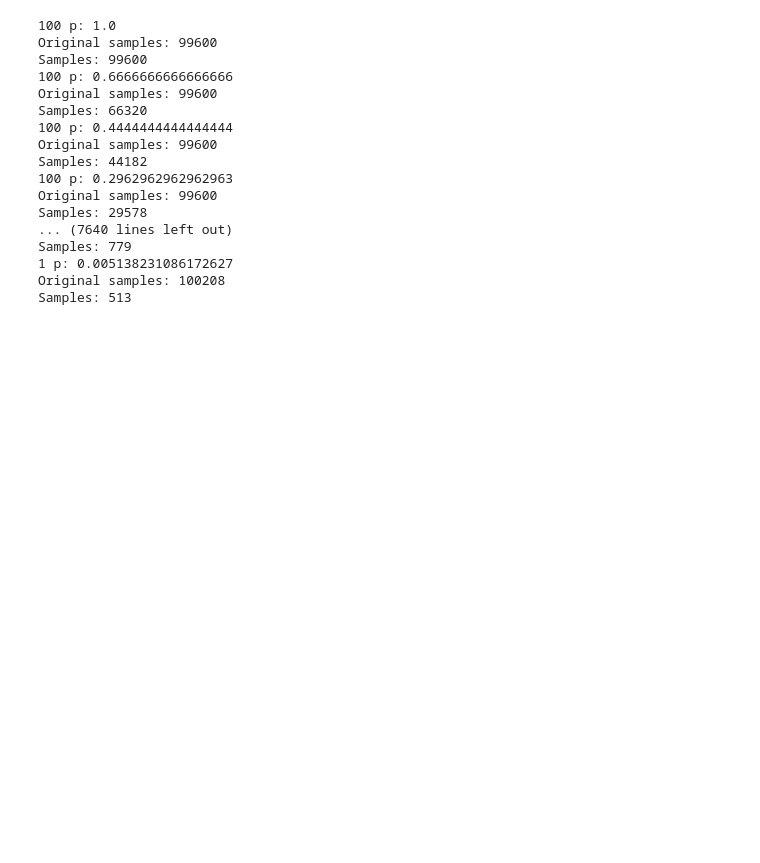
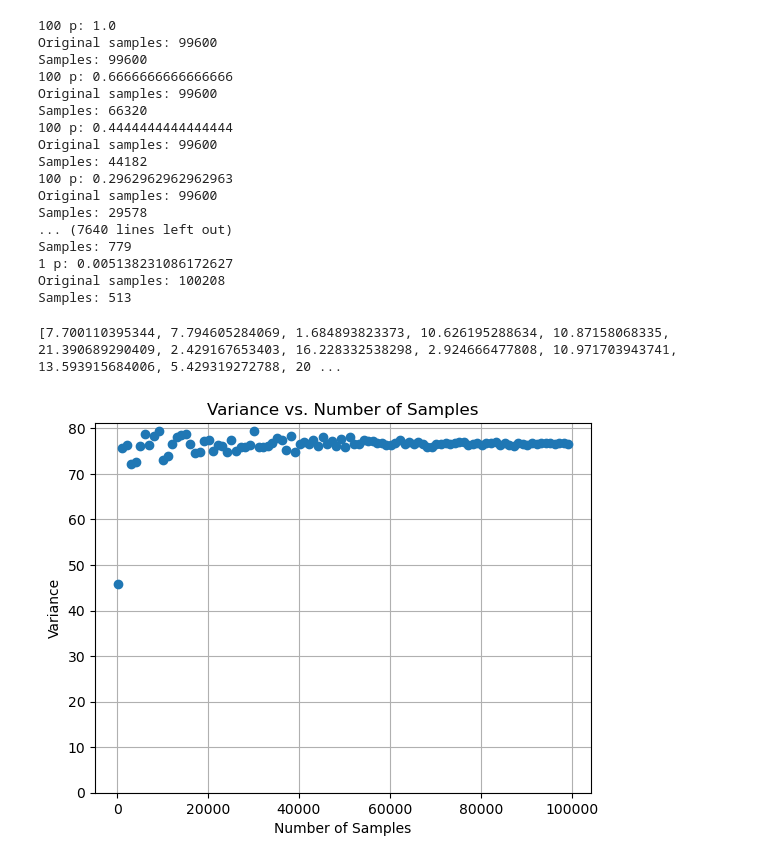
Before and after one commit to AlessandroDeMedici/pe-project, a Jupyter notebook: jupyter/Data_analysis.ipynb, the cells around one changed output. Cells and saved outputs as stored; diff of their text form; code cells hidden in the pictures; blank space fills up the shorter version.

```diff
--- a/jupyter/Data_analysis.ipynb
+++ b/jupyter/Data_analysis.ipynb
@@ -147 +155,33 @@ Samples: 513
+# %%
+# Plot variance with respect to the number of samples (to check if the variance converges to a value)
+
+# Choose increasing number of random samples from original samples
+original_samples = repetitions_original['1']['false'][10]
+
+sample_sizes = range(100, len(original_samples) + 1, len(original_samples)//100)  # Increase sample size by 10 each step
+variances = []
+
+
+random.seed(42)
+#print(original_samples[:100])
+for size in sample_sizes:
+    random_samples = random.sample(original_samples, size)
+    # variance = np.var(random_samples, ddof=1)  # Calculate variance with Bessel's correction
+    X_avg = sum(random_samples) / len(random_samples)
+    S2 = sum([(x - X_avg) ** 2 for x in random_samples]) / (len(random_samples) - 1)
+    variance = S2
+    variances.append(variance)
+
+# Plot variance with respect to the number of samples
+# plot only dots
+plt.plot(sample_sizes, variances, 'o')
+plt.xlabel('Number of Samples')
+plt.ylabel('Variance')
+plt.title('Variance vs. Number of Samples')
+plt.ylim(bottom=0)
+plt.grid(True)
+plt.show()
+# %% [output]
+[7.700110395344, 7.794605284069, 1.684893823373, 10.626195288634, 10.87158068335, 21.390689290409, 2.429167653403, 16.228332538298, 2.924666477808, 10.971703943741, 13.593915684006, 5.429319272788, 20 ...
+[figure, added]
 # %%
```
Also changed, not shown: parts of 9 cells of this notebook, 3 other files.
